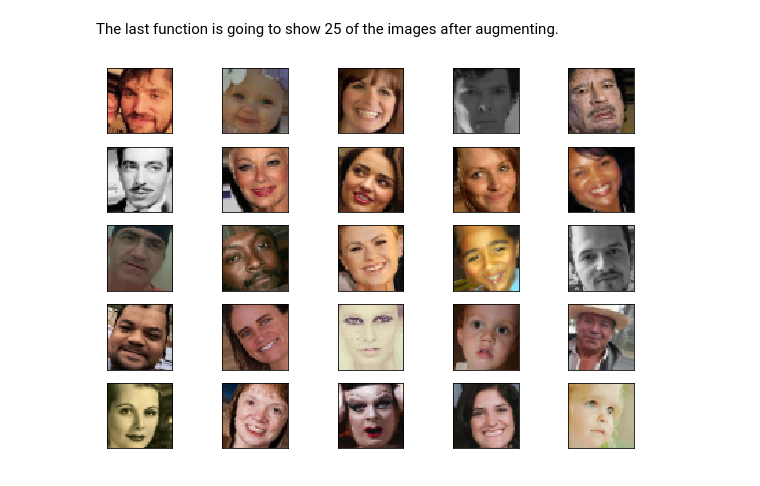
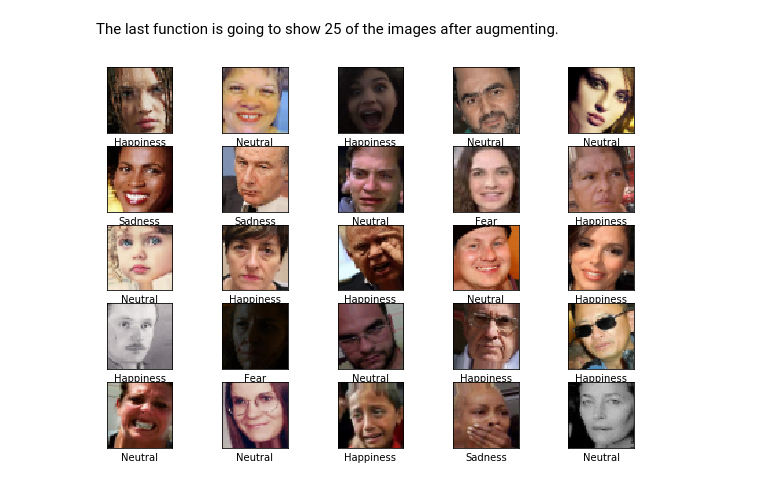
Before and after one commit to BB8-2020/EmpathicRobot, a Jupyter notebook: data/affectNet/data_preparation _AffectNet.ipynb, the cells around one changed output. Cells and saved outputs as stored; diff of their text form; code cells hidden in the pictures.

Commit message:
Merged 2 image show functions.
Because:
- Code cleaning

```diff
--- a/data/affectNet/data_preparation _AffectNet.ipynb
+++ b/data/affectNet/data_preparation _AffectNet.ipynb
@@ -188,9 +178,9 @@ datagen = gd.data_augmentation(x_train)
 # %% [markdown]
 The last function is going to show 25 of the images after augmenting.
 # %%
-gd.show_augmented_images(datagen, x_train, y_train)
+gd.show_images(x_train, y_train, datagen)
 # %% [output]
-[figure, old version]
+[figure, new version]
 # %%
 filename = "processed_sets/affectNet_augment"
 data = [datagen, x_train, y_train, x_val, y_val, x_test, y_test]
```
Also changed, not shown: parts of 5 cells of this notebook, 2 other files.
